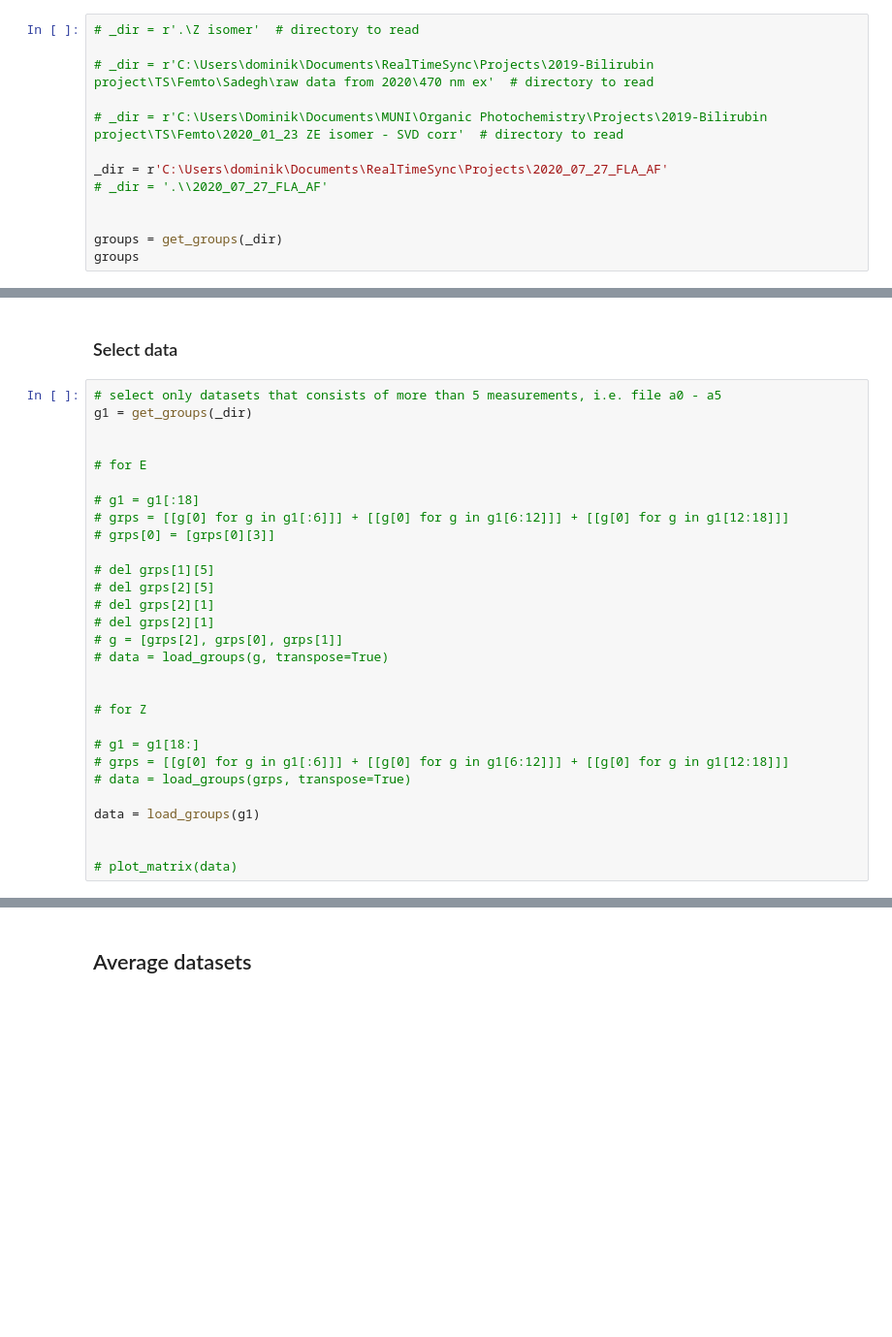
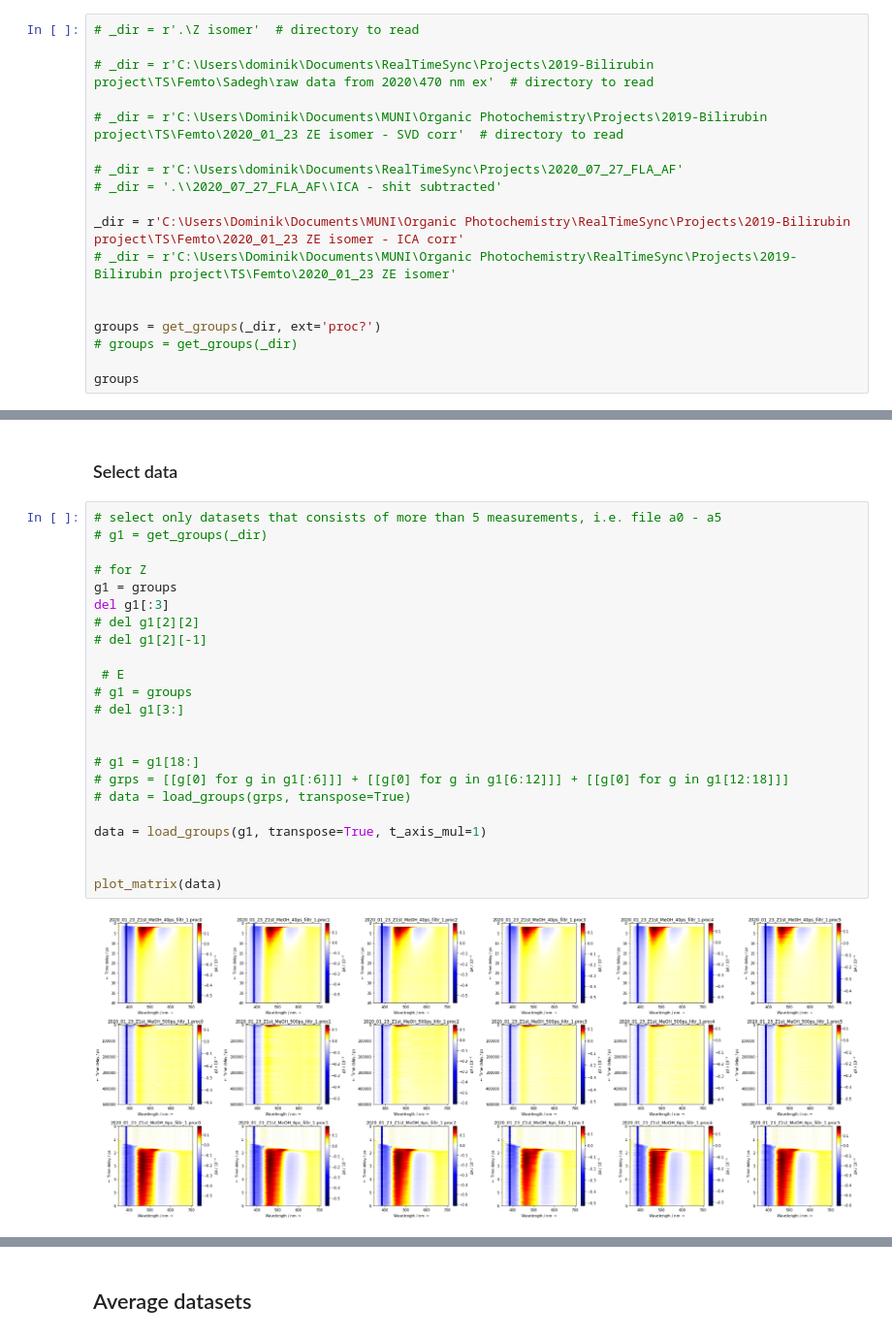
Before and after one commit to dmadea/Jupyter-Tutorials, a Jupyter notebook: Femto + LDM/Data_loader.ipynb, the cells around one changed output, grey strips where cells are left out. Shown at 97% size. Drawn from its saved outputs; the diff is of its cells as text; blank space fills up the shorter version.

Commit message:
ICA decomposition femto

```diff
--- a/Femto + LDM/Data_loader.ipynb
+++ b/Femto + LDM/Data_loader.ipynb
@@ -21,10 +22,15 @@ from _data_loader import _X, _convert_lifetime, _x_symlog
 
 # _dir = r'C:\Users\Dominik\Documents\MUNI\Organic Photochemistry\Projects\2019-Bilirubin project\TS\Femto\2020_01_23 ZE isomer - SVD corr'  # directory to read
 
-_dir = r'C:\Users\dominik\Documents\RealTimeSync\Projects\2020_07_27_FLA_AF'
-# _dir = '.\\2020_07_27_FLA_AF'
+# _dir = r'C:\Users\dominik\Documents\RealTimeSync\Projects\2020_07_27_FLA_AF'
+# _dir = '.\\2020_07_27_FLA_AF\\ICA - shit subtracted'
+
+_dir = r'C:\Users\Dominik\Documents\MUNI\Organic Photochemistry\RealTimeSync\Projects\2019-Bilirubin project\TS\Femto\2020_01_23 ZE isomer - ICA corr'
+# _dir = r'C:\Users\Dominik\Documents\MUNI\Organic Photochemistry\RealTimeSync\Projects\2019-Bilirubin project\TS\Femto\2020_01_23 ZE isomer'
 
 
-groups = get_groups(_dir)
+groups = get_groups(_dir, ext='proc?')
+# groups = get_groups(_dir)
+
 groups
 # %% [output]
@@ -45,30 +60,26 @@ plot_matrix(data, symlog=True, linthresh=1.5, linscale=2, w_lim=(345, None), z_l
 ### Select data
 # %%
 # select only datasets that consists of more than 5 measurements, i.e. file a0 - a5
-g1 = get_groups(_dir)
-
-
-# for E
-
-# g1 = g1[:18]
-# grps = [[g[0] for g in g1[:6]]] + [[g[0] for g in g1[6:12]]] + [[g[0] for g in g1[12:18]]]
-# grps[0] = [grps[0][3]]
-
-# del grps[1][5]
-# del grps[2][5]
-# del grps[2][1]
-# del grps[2][1]
-# g = [grps[2], grps[0], grps[1]]
-# data = load_groups(g, transpose=True)
-
+# g1 = get_groups(_dir)
 
 # for Z
+g1 = groups
+del g1[:3]
+# del g1[2][2]
+# del g1[2][-1]
+
+ # E
+# g1 = groups
+# del g1[3:]
+
 
 # g1 = g1[18:]
 # grps = [[g[0] for g in g1[:6]]] + [[g[0] for g in g1[6:12]]] + [[g[0] for g in g1[12:18]]]
 # data = load_groups(grps, transpose=True)
 
-data = load_groups(g1)
+data = load_groups(g1, transpose=True, t_axis_mul=1)
 
 
-# plot_matrix(data)
+plot_matrix(data)
+# %% [output]
+[figure, added]
```
Also changed, not shown: parts of 14 cells of this notebook, 1 other file.
